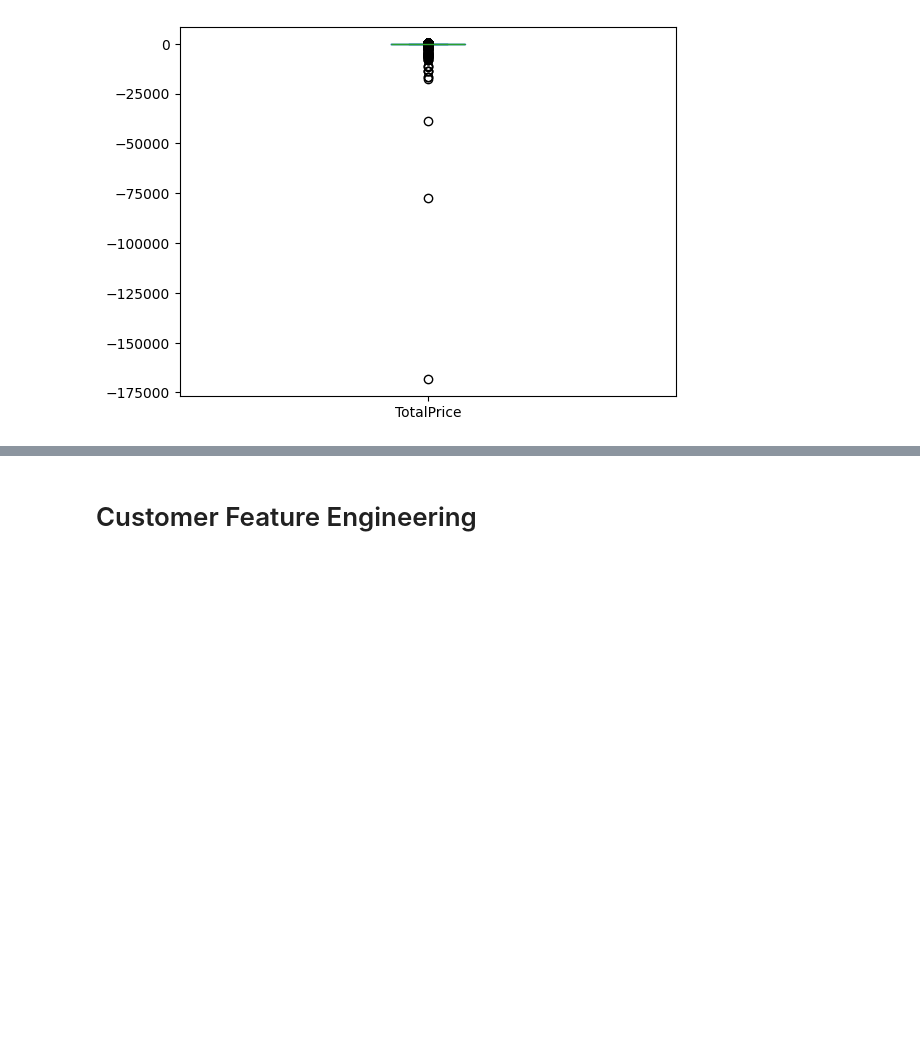
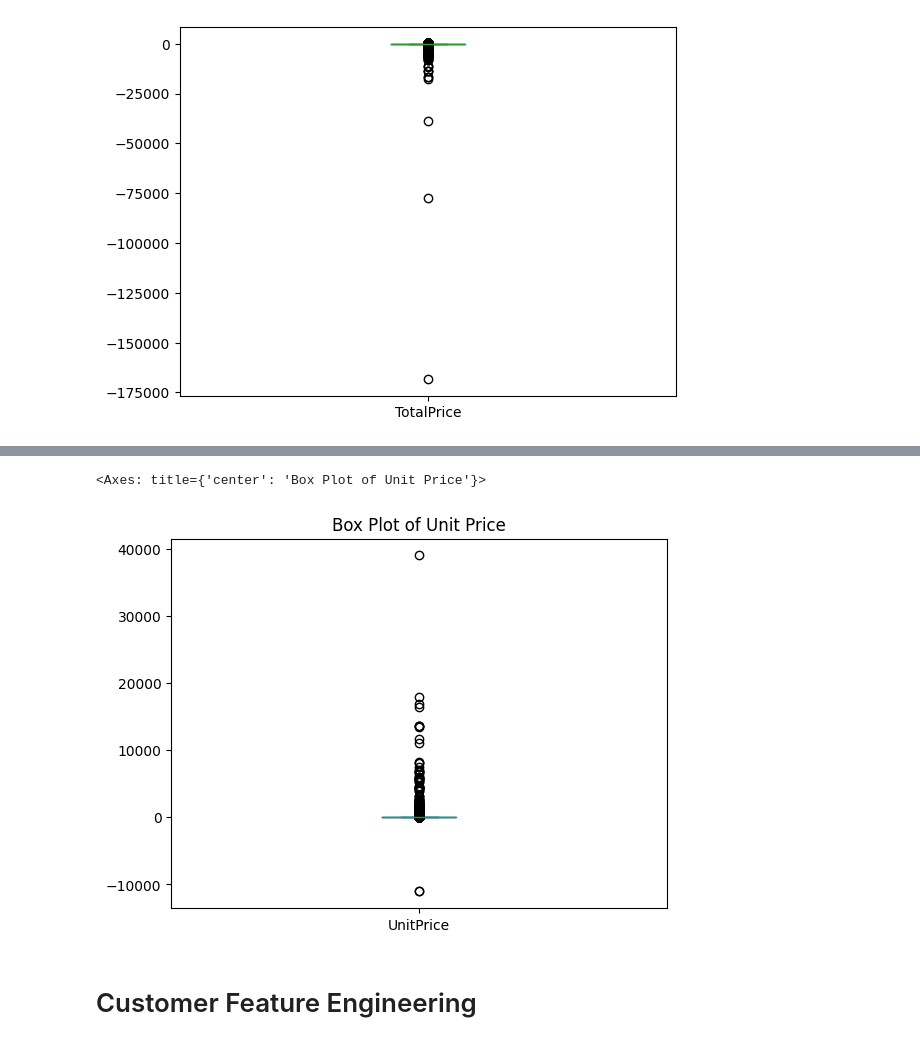
Before and after one commit to Break-Through-Tech/witOmni-1A-ai-powered-customer-intelligence-for-smarter-marketing, a Jupyter notebook: notebooks/witOmni_1A.ipynb, the cells around one changed output, grey strips where cells are left out. Saved outputs shown, nothing was run; the diff lists cells and outputs as text; code cells hidden in the pictures; blank space fills up the shorter version.

```diff
--- a/notebooks/witOmni_1A.ipynb
+++ b/notebooks/witOmni_1A.ipynb
@@ -119,2 +130,7 @@ df['Quantity'].plot(kind='box', title='Box Plot of Quantity')
+# %%
+df['UnitPrice'].plot(kind='box', title='Box Plot of Unit Price')
+# %% [output]
+<Axes: title={'center': 'Box Plot of Unit Price'}>
+[figure, added]
 # %% [markdown]
 # Customer Feature Engineering
```
Also changed, not shown: parts of 3 cells of this notebook.
